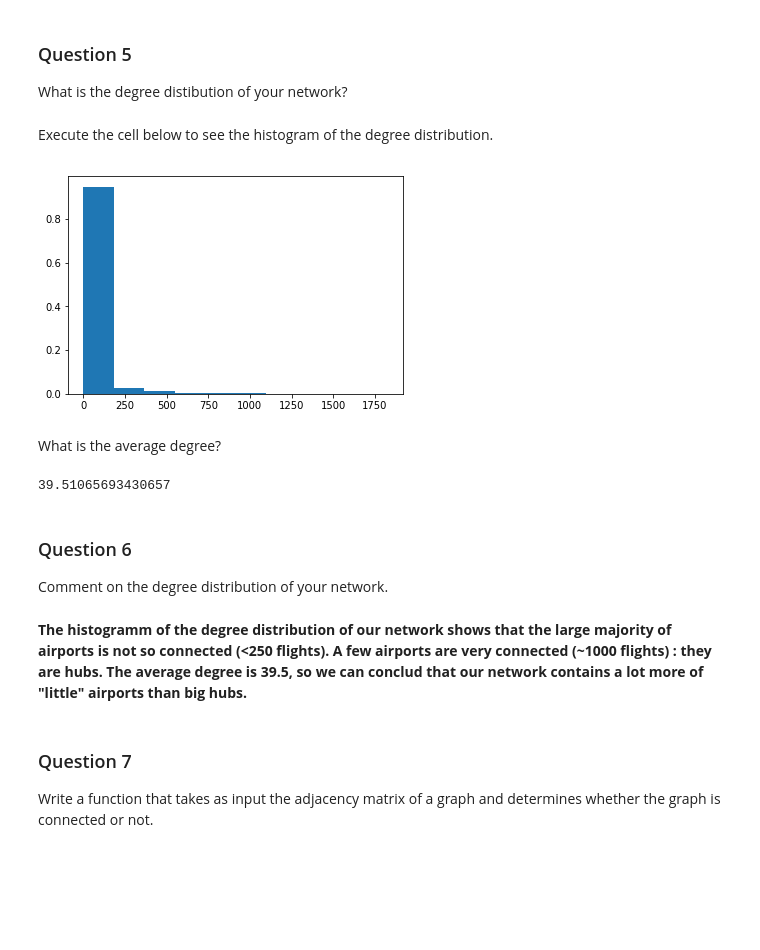
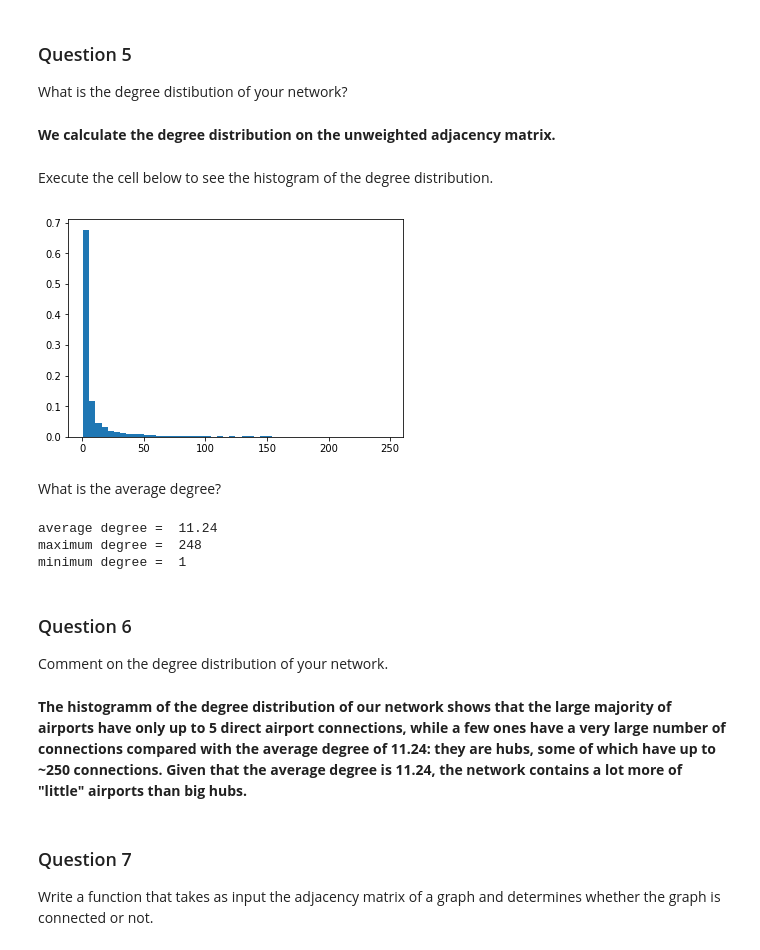
Before and after one commit to nicolasFontbonne/NTDS_group_6, a Jupyter notebook: milestones/1_network_properties.ipynb, the cells around one changed output. Drawn from its saved outputs; the diff is of its cells as text; code cells hidden in the pictures; blank space fills up the shorter version.

```diff
--- a/milestones/1_network_properties.ipynb
+++ b/milestones/1_network_properties.ipynb
@@ -165,23 +166,33 @@ assert len(degree) == n_nodes # Can we delete this line ???
+# %% [markdown]
+**We calculate the degree distribution on the unweighted adjacency matrix.**
+# %%
+#create an unweighted adjacency matrix
+adjacency_unweighted = np.copy(adjacency)
+adjacency_unweighted[adjacency_unweighted!=0]=1 #set all the non-zero elements to 1
+#calculate the degree distribution
+degree = np.sum(adjacency_unweighted, axis=0)
+assert len(degree) == n_nodes
 # %% [markdown]
 Execute the cell below to see the histogram of the degree distribution.
 # %%
-# Ask it -> to think
 weights = np.ones_like(degree) / float(n_nodes)
-plt.hist(degree, weights=weights);
+plt.hist(degree, weights=weights, bins = 50);
 # %% [output]
-[figure, old version]
+[figure, new version]
 # %% [markdown]
 What is the average degree?
-# %%
-np.average(degree)
-# %% [output]
-39.51065693430657
+# %%
+print('average degree = ', round(np.average(degree),2), '\nmaximum degree = ', max(degree), '\nminimum degree = ', min(degree))
+# %% [output]
+average degree =  11.24
+maximum degree =  248
+minimum degree =  1
 # %% [markdown]
 ### Question 6
 
 Comment on the degree distribution of your network.
 # %% [markdown]
-**The histogramm of the degree distribution of our network shows that the large majority of airports is not so connected (<250 flights). A few airports are very connected (~1000 flights) : they are hubs. The average degree is 39.5, so we can conclud that our network contains a lot more of "little" airports than big hubs.**
+**The histogramm of the degree distribution of our network shows that the large majority of airports have only up to 5 direct airport connections, while a few ones have a very large number of connections compared with the average degree of 11.24: they are hubs, some of which have up to ~250 connections. Given that the average degree is 11.24, the network contains a lot more of "little" airports than big hubs.**
 # %% [markdown]
 ### Question 7
 
```
Also changed, not shown: parts of 21 cells of this notebook.
